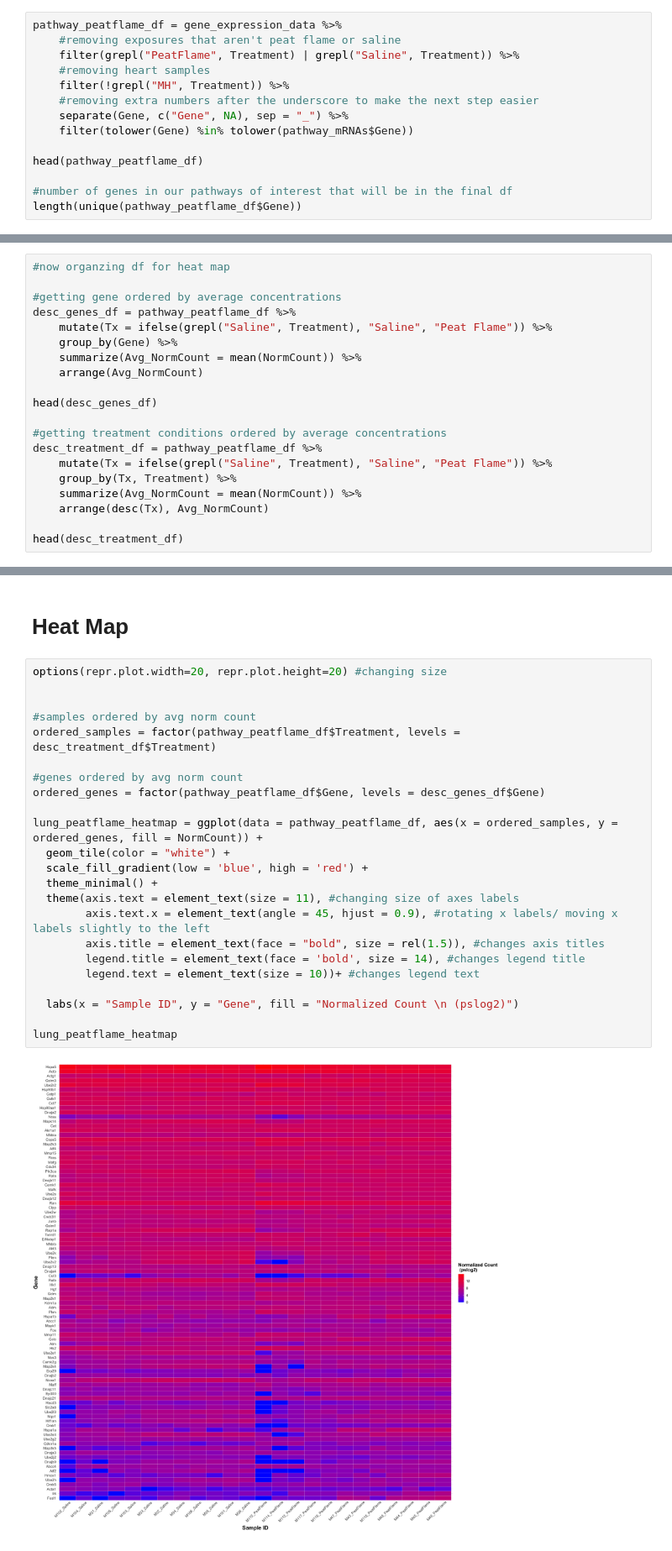
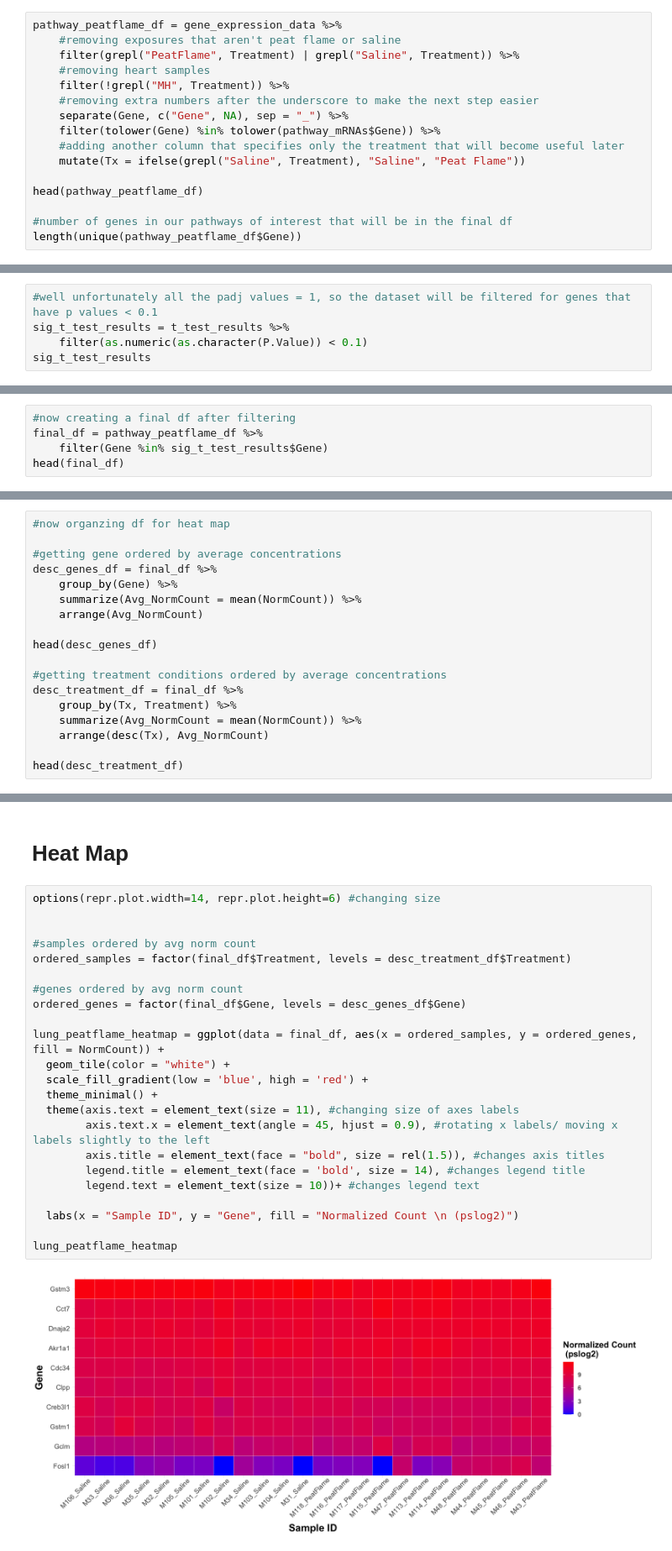
Before and after one commit to Ragerlab/P1013.-Microbiome-Peanut-Allergy, a Jupyter notebook: Gene Expression Heat Map.ipynb, the cells around one changed output, grey strips where cells are left out. Shown at 84% size. Cells and saved outputs as stored; diff of their text form.

```diff
--- a/Gene Expression Heat Map.ipynb
+++ b/Gene Expression Heat Map.ipynb
@@ -74,7 +74,9 @@ pathway_peatflame_df = gene_expression_data %>%
     filter(!grepl("MH", Treatment)) %>%
     #removing extra numbers after the underscore to make the next step easier
     separate(Gene, c("Gene", NA), sep = "_") %>%
-    filter(tolower(Gene) %in% tolower(pathway_mRNAs$Gene))
+    filter(tolower(Gene) %in% tolower(pathway_mRNAs$Gene)) %>%
+    #adding another column that specifies only the treatment that will become useful later
+    mutate(Tx = ifelse(grepl("Saline", Treatment), "Saline", "Peat Flame"))
 
 head(pathway_peatflame_df)
 
@@ -93,0 +141,5 @@ A data.frame: 6 × 3
+# %%
+#well unfortunately all the padj values = 1, so the dataset will be filtered for genes that have p values < 0.1
+sig_t_test_results = t_test_results %>%
+    filter(as.numeric(as.character(P.Value)) < 0.1)
+sig_t_test_results
@@ -93,0 +160,5 @@ A data.frame: 6 × 3
+# %%
+#now creating a final df after filtering
+final_df = pathway_peatflame_df %>%
+    filter(Gene %in% sig_t_test_results$Gene)
+head(final_df)
@@ -95,8 +176,7 @@ A data.frame: 6 × 3
 #now organzing df for heat map
 
 #getting gene ordered by average concentrations
-desc_genes_df = pathway_peatflame_df %>%
-    mutate(Tx = ifelse(grepl("Saline", Treatment), "Saline", "Peat Flame")) %>%
+desc_genes_df = final_df %>%
     group_by(Gene) %>%
     summarize(Avg_NormCount = mean(NormCount)) %>%
     arrange(Avg_NormCount)
@@ -104,8 +184,7 @@ desc_genes_df = pathway_peatflame_df %>%
 head(desc_genes_df)
 
 #getting treatment conditions ordered by average concentrations
-desc_treatment_df = pathway_peatflame_df %>%
-    mutate(Tx = ifelse(grepl("Saline", Treatment), "Saline", "Peat Flame")) %>%
+desc_treatment_df = final_df %>%
     group_by(Tx, Treatment) %>%
     summarize(Avg_NormCount = mean(NormCount)) %>%
     arrange(desc(Tx), Avg_NormCount)
@@ -134,27 +213,27 @@ A grouped_df: 6 × 3
 # %% [markdown]
 # Heat Map
 # %%
-options(repr.plot.width=20, repr.plot.height=20) #changing size
+options(repr.plot.width=14, repr.plot.height=6) #changing size
 
 
 #samples ordered by avg norm count
-ordered_samples = factor(pathway_peatflame_df$Treatment, levels = desc_treatment_df$Treatment)
+ordered_samples = factor(final_df$Treatment, levels = desc_treatment_df$Treatment)
 
 #genes ordered by avg norm count
-ordered_genes = factor(pathway_peatflame_df$Gene, levels = desc_genes_df$Gene)
+ordered_genes = factor(final_df$Gene, levels = desc_genes_df$Gene)
 
-lung_peatflame_heatmap = ggplot(data = pathway_peatflame_df, aes(x = ordered_samples, y = ordered_genes, fill = NormCount)) +
+lung_peatflame_heatmap = ggplot(data = final_df, aes(x = ordered_samples, y = ordered_genes, fill = NormCount)) +
   geom_tile(color = "white") +
   scale_fill_gradient(low = 'blue', high = 'red') +
   theme_minimal() +
   theme(axis.text = element_text(size = 11), #changing size of axes labels
         axis.text.x = element_text(angle = 45, hjust = 0.9), #rotating x labels/ moving x labels slightly to the left
         axis.title = element_text(face = "bold", size = rel(1.5)), #changes axis titles
         legend.title = element_text(face = 'bold', size = 14), #changes legend title
         legend.text = element_text(size = 10))+ #changes legend text
 
   labs(x = "Sample ID", y = "Gene", fill = "Normalized Count \n (pslog2)")
 
 lung_peatflame_heatmap
 # %% [output]
-[figure, old version]
+[figure, new version]
```
Also changed, not shown: parts of 6 cells of this notebook.
